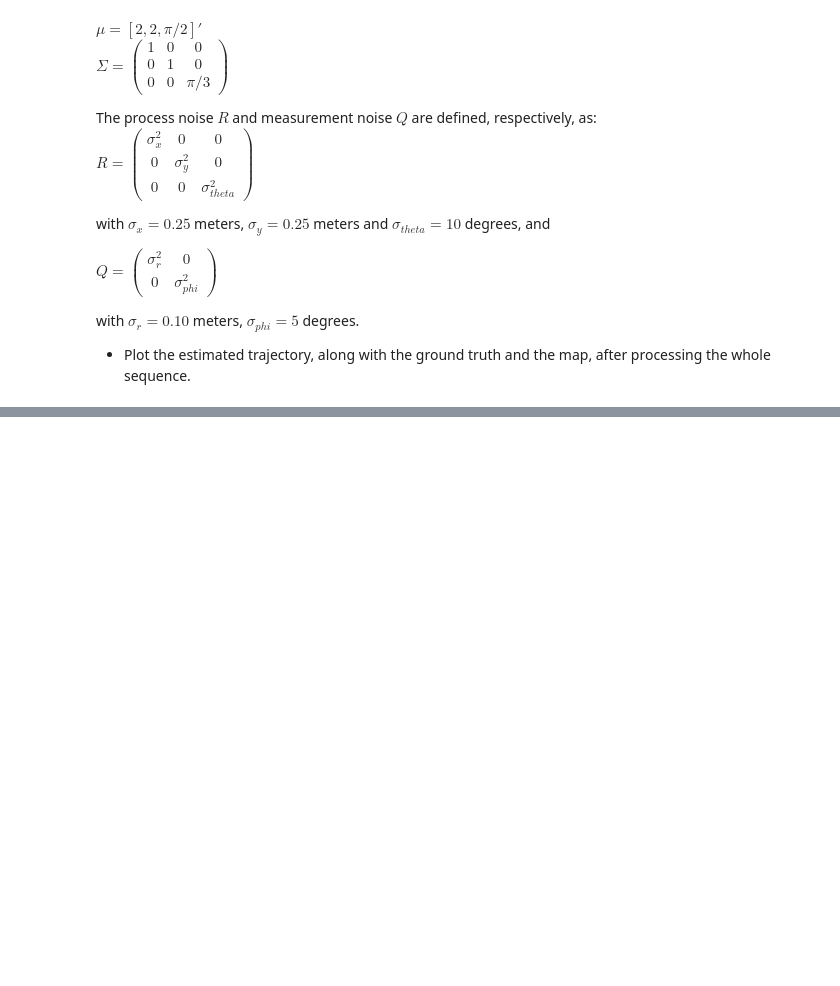
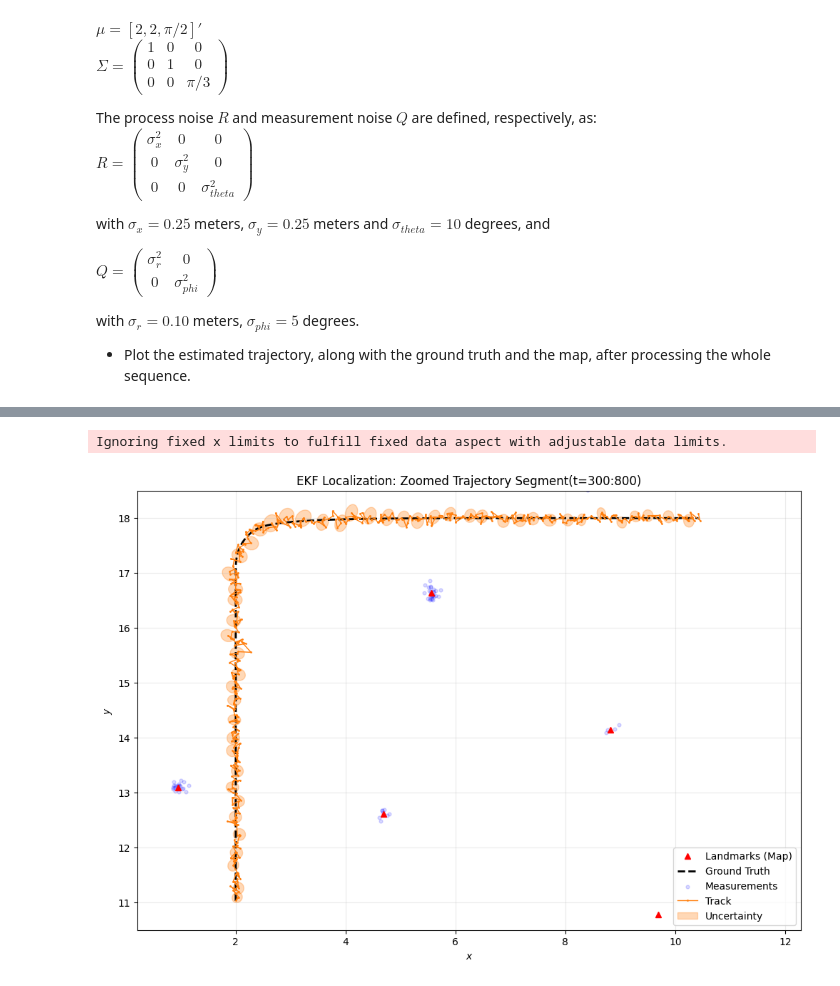
Before and after one commit to paugiron/APMR_A1, a Jupyter notebook: A1/13_ekf_localization/13_ekf_localization.ipynb, the cells around one changed output, grey strips where cells are left out. Cells and saved outputs as stored; diff of their text form; code cells hidden in the pictures; blank space fills up the shorter version.

```diff
--- a/A1/13_ekf_localization/13_ekf_localization.ipynb
+++ b/A1/13_ekf_localization/13_ekf_localization.ipynb
@@ -217,0 +436,28 @@ raise NotImplementedError()
+# %%
+# Experiment 2: cropped trajectory view (better uncertainty visibility + zoom)
+start_idx = 300
+end_idx = 800
+
+draw_ekf_result(
+    M=M,
+    gt_traj=gt_traj,
+    estim_coords=estim_coords,
+    estim_cov=estim_cov,
+    meas_coords=meas_coords,
+    title=f'EKF Localization: Zoomed Trajectory Segment(t={start_idx}:{end_idx})',
+    traj_step=1,
+    meas_step=25,
+    start_idx=start_idx,
+    end_idx=end_idx,
+    ellipse_stride=10,
+    ellipse_scale=1.8,
+    track_lw=1.0,
+    track_ms=1.0,
+    meas_alpha=0.15,
+    ellipse_alpha=0.30,
+    xlim=(1.5, 11.0),
+    ylim=(10.5, 18.5)
+)
+# %% [output]
+Ignoring fixed x limits to fulfill fixed data aspect with adjustable data limits.
+[figure, added]
```
Also changed, not shown: parts of 13 cells of this notebook, 2 other files.
